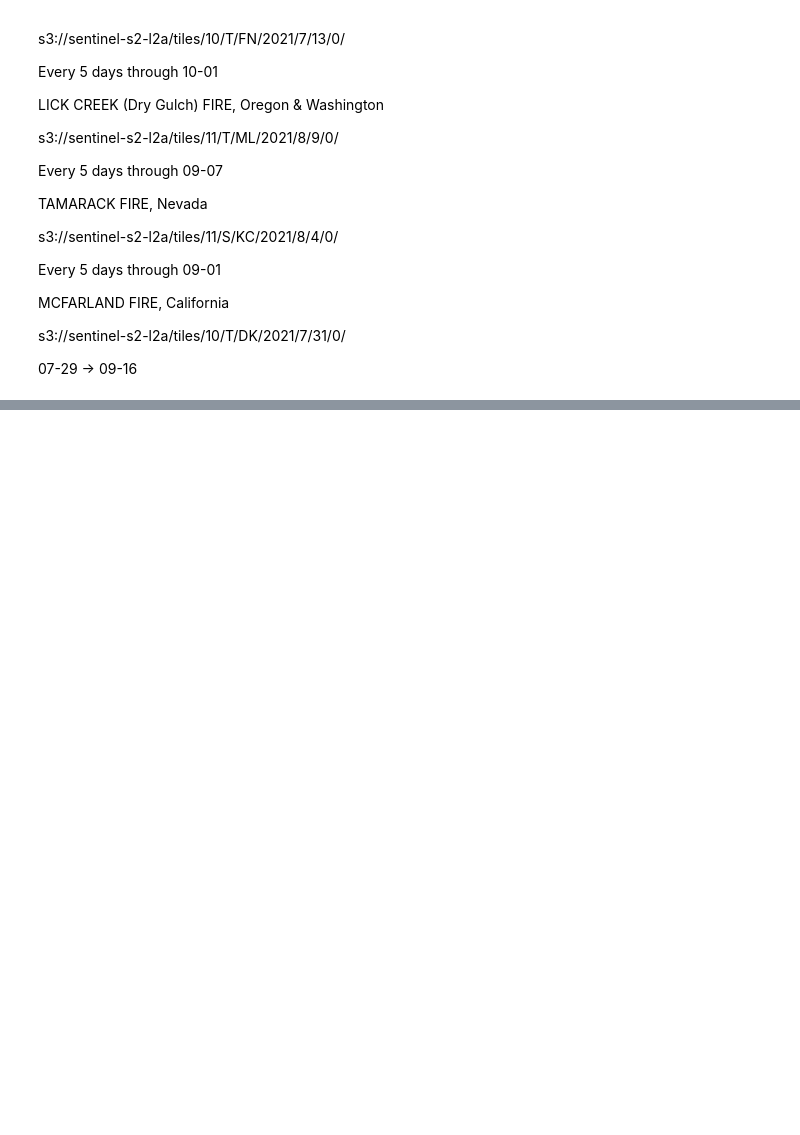
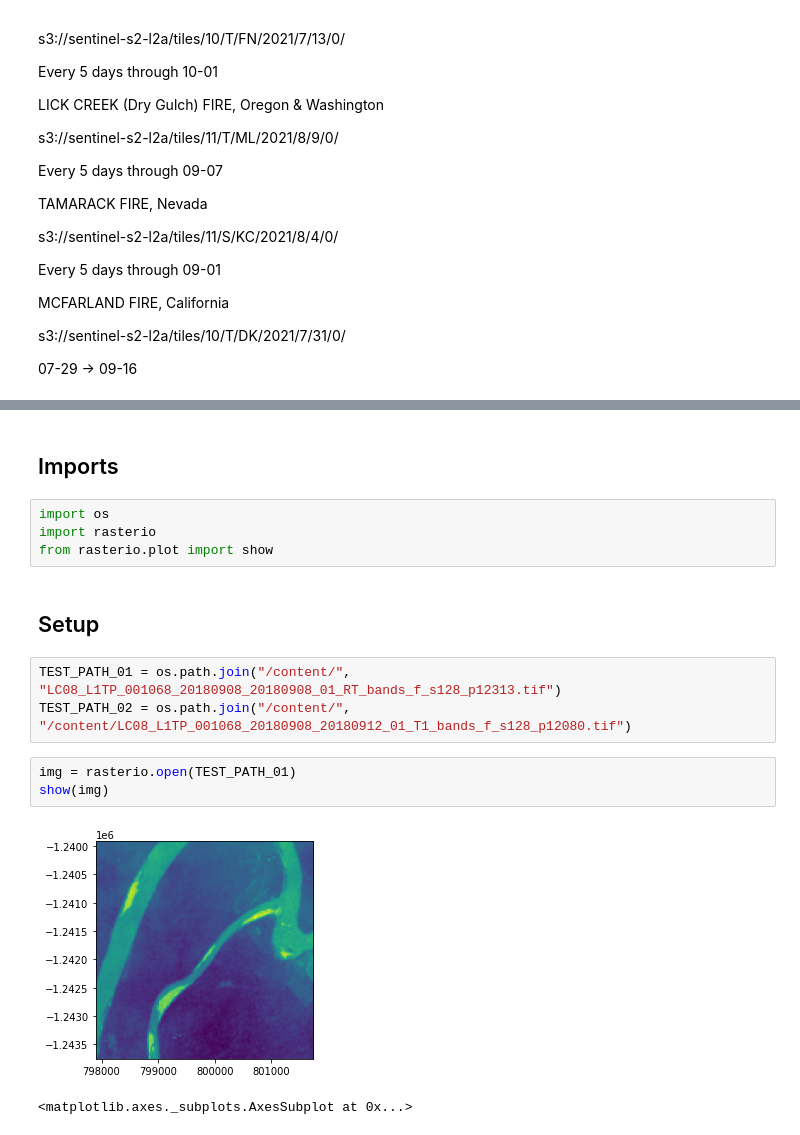
Before and after one commit to penfever/a-world-on-fire, a Jupyter notebook: bd_proj_main.ipynb, the cells around one changed output, grey strips where cells are left out. Drawn from its saved outputs; the diff is of its cells as text; blank space fills up the shorter version.

```diff
--- a/bd_proj_main.ipynb
+++ b/bd_proj_main.ipynb
@@ -150,0 +571,17 @@ s3://sentinel-s2-l2a/tiles/10/T/DK/2021/7/31/0/
+# %% [markdown]
+## Imports
+# %%
+import os
+import rasterio
+from rasterio.plot import show
+# %% [markdown]
+## Setup
+# %%
+TEST_PATH_01 = os.path.join("/content/", "LC08_L1TP_001068_20180908_20180908_01_RT_bands_f_s128_p12313.tif")
+TEST_PATH_02 = os.path.join("/content/", "/content/LC08_L1TP_001068_20180908_20180912_01_T1_bands_f_s128_p12080.tif")
+# %%
+img = rasterio.open(TEST_PATH_01)
+show(img)
+# %% [output]
+[figure, added]
+<matplotlib.axes._subplots.AxesSubplot at 0x...>
```
Also changed, not shown: parts of 57 cells of this notebook.
